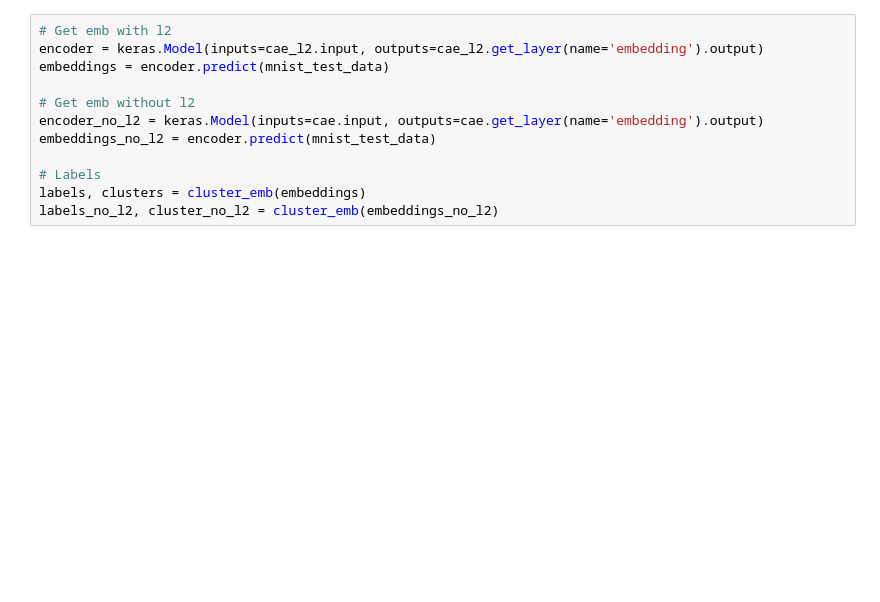
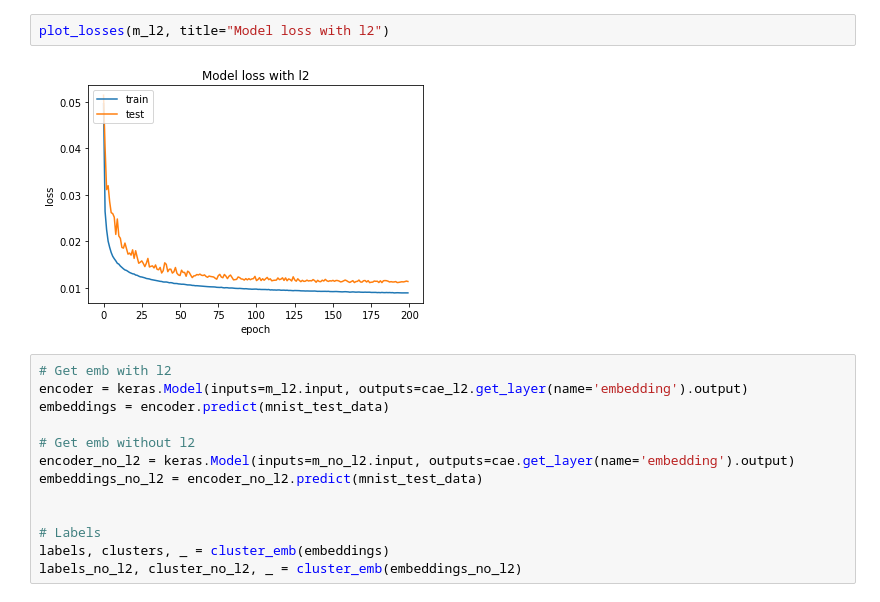
Before and after one commit to eloygeenjaar/cv-dl, a Jupyter notebook: dcec-replicate.ipynb, the cells around one changed output. Cells and saved outputs as stored; diff of their text form; blank space fills up the shorter version.

```diff
--- a/dcec-replicate.ipynb
+++ b/dcec-replicate.ipynb
@@ -258,15 +248,20 @@ def report(y_true, labels_unmapped):
+# %%
+plot_losses(m_l2, title="Model loss with l2")
+# %% [output]
+[figure, added]
 # %%
 # Get emb with l2
-encoder = keras.Model(inputs=cae_l2.input, outputs=cae_l2.get_layer(name='embedding').output)
+encoder = keras.Model(inputs=m_l2.input, outputs=cae_l2.get_layer(name='embedding').output)
 embeddings = encoder.predict(mnist_test_data)
 
 # Get emb without l2
-encoder_no_l2 = keras.Model(inputs=cae.input, outputs=cae.get_layer(name='embedding').output)
-embeddings_no_l2 = encoder.predict(mnist_test_data)
+encoder_no_l2 = keras.Model(inputs=m_no_l2.input, outputs=cae.get_layer(name='embedding').output)
+embeddings_no_l2 = encoder_no_l2.predict(mnist_test_data)
+
 
 # Labels
-labels, clusters = cluster_emb(embeddings)
-labels_no_l2, cluster_no_l2 = cluster_emb(embeddings_no_l2)
+labels, clusters, _ = cluster_emb(embeddings)
+labels_no_l2, cluster_no_l2, _ = cluster_emb(embeddings_no_l2)
 # %%
 print("REPORT WITH L2")
 report(mnist_test_labels, labels)
```
Also changed, not shown: parts of 51 cells of this notebook.
